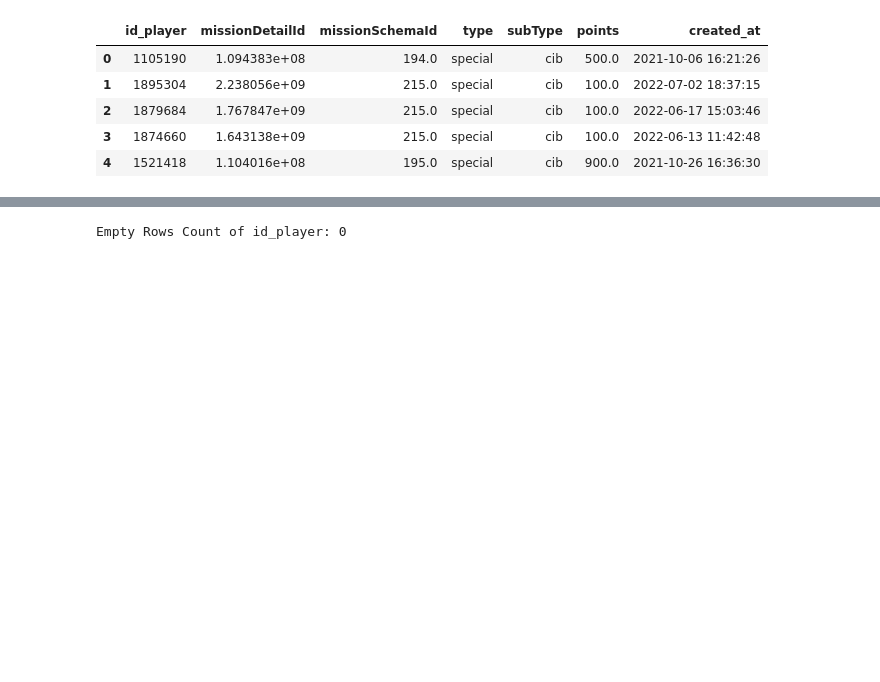
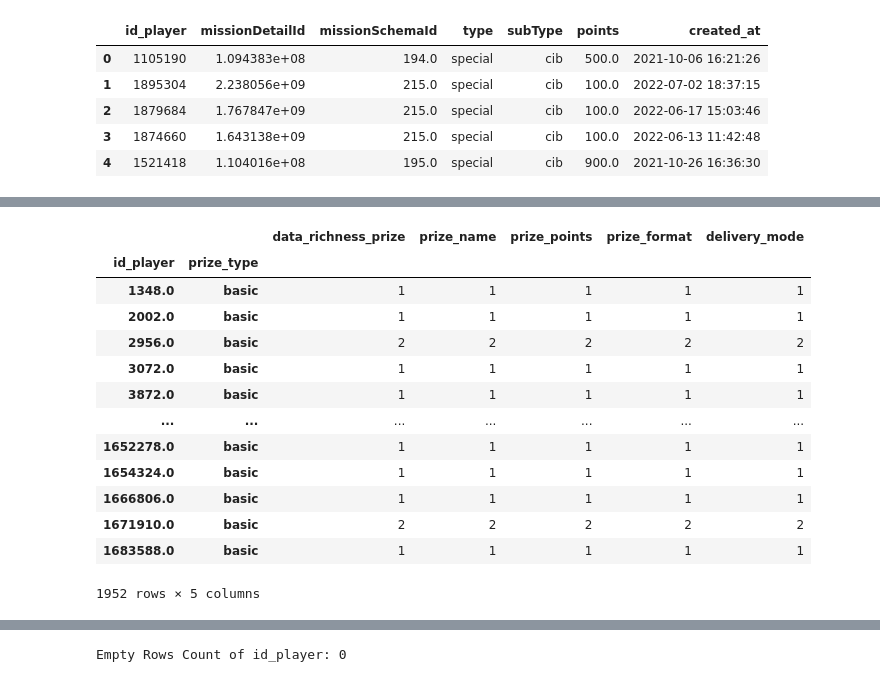
Before and after one commit to maazhussaini/Fater-Challenge, a Jupyter notebook: PythonCode/Code.ipynb, the cells around one changed output, grey strips where cells are left out. Saved outputs shown, nothing was run; the diff lists cells and outputs as text; code cells hidden in the pictures; blank space fills up the shorter version.

```diff
--- a/PythonCode/Code.ipynb
+++ b/PythonCode/Code.ipynb
@@ -102,0 +142,17 @@ adjust_data(award_info_df, "prize_name", "price_points")
+# %%
+award_info_df[(award_info_df["prize_name"].str.contains("Buono")) & (award_info_df["prize_name"].str.contains("Pampers"))].groupby(["id_player", "prize_type"]).count()
+# %% [output]
+|  |  | data_richness_prize | prize_name | prize_points | prize_format | delivery_mode |
+| id_player | prize_type |  |  |  |  |  |
+| 1348.0 | basic | 1 | 1 | 1 | 1 | 1 |
+| 2002.0 | basic | 1 | 1 | 1 | 1 | 1 |
+| 2956.0 | basic | 2 | 2 | 2 | 2 | 2 |
+| 3072.0 | basic | 1 | 1 | 1 | 1 | 1 |
+| 3872.0 | basic | 1 | 1 | 1 | 1 | 1 |
+| ... | ... | ... | ... | ... | ... | ... |
+| 1652278.0 | basic | 1 | 1 | 1 | 1 | 1 |
+| 1654324.0 | basic | 1 | 1 | 1 | 1 | 1 |
+| 1666806.0 | basic | 1 | 1 | 1 | 1 | 1 |
+| 1671910.0 | basic | 2 | 2 | 2 | 2 | 2 |
+| 1683588.0 | basic | 1 | 1 | 1 | 1 | 1 |
+1952 rows × 5 columns
```
Also changed, not shown: parts of 13 cells of this notebook, 2 other files.
